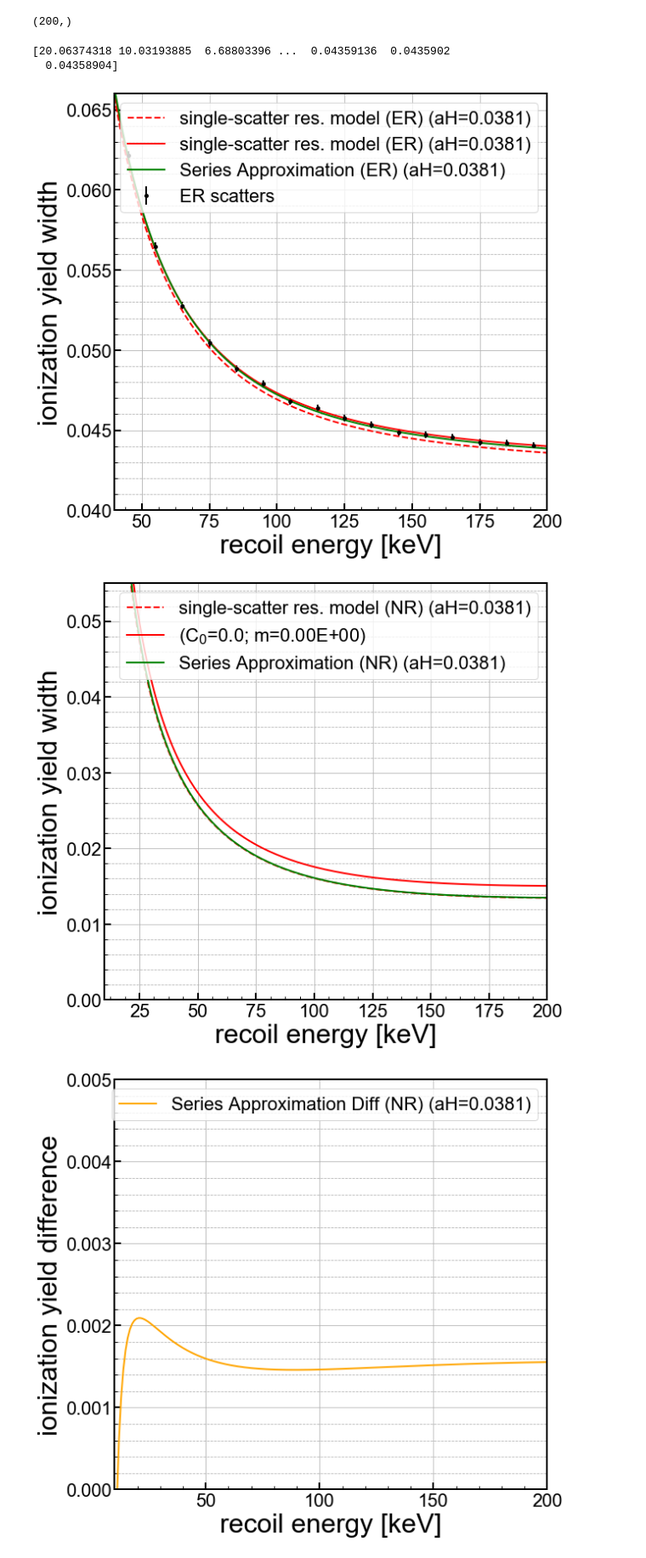
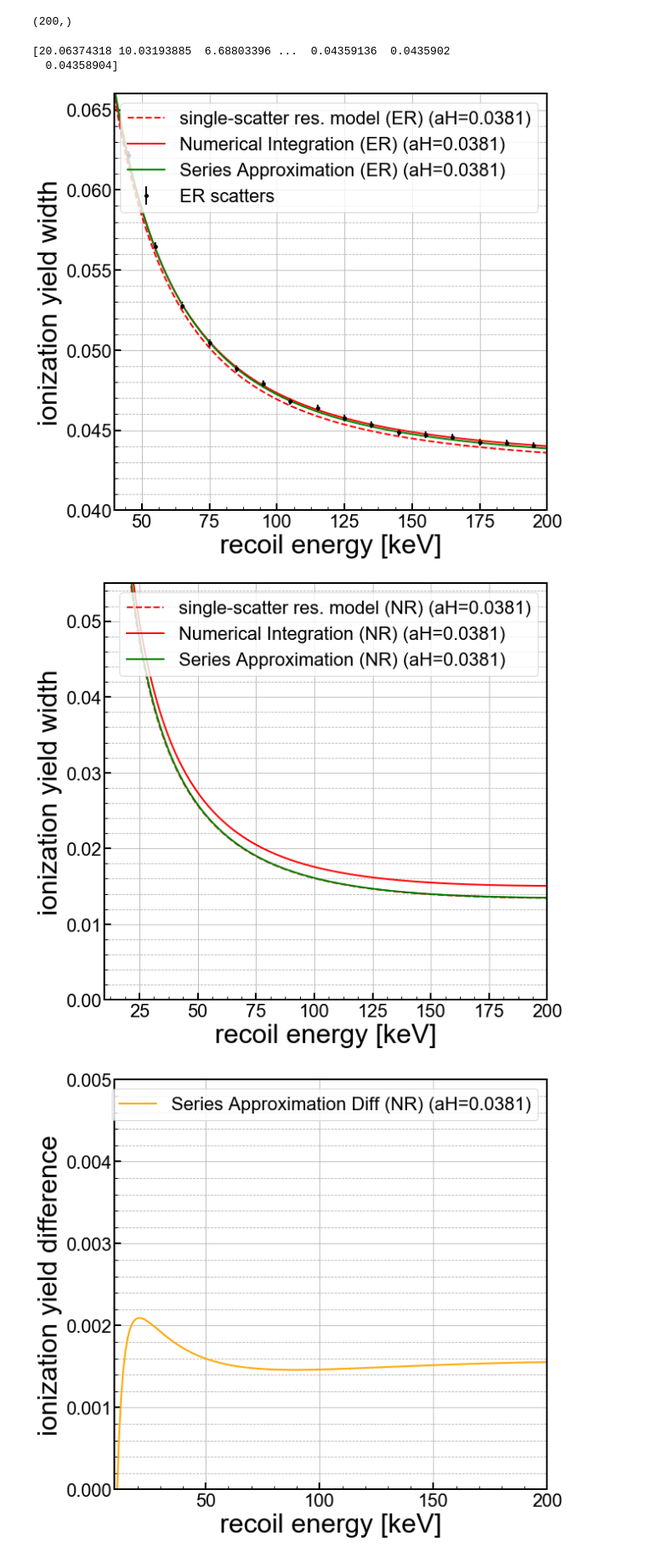
Before and after one commit to villano-lab/nrFano_paper2019, a Jupyter notebook: analysis_notebooks/timing_tests.ipynb, the cells around one changed output. Shown at 85% size. Cells and saved outputs as stored; diff of their text form; code cells hidden in the pictures.

```diff
--- a/analysis_notebooks/timing_tests.ipynb
+++ b/analysis_notebooks/timing_tests.ipynb
@@ -380,7 +380,7 @@ print(sigQerv(X))
 ax1.plot(X,sigQerv(X),color='r',linestyle="--",linewidth=2, \
          label='single-scatter res. model (ER) (aH={})'.format(aH))
 ax1.plot(E,sig,color='r',linestyle="-",linewidth=2, \
-         label='single-scatter res. model (ER) (aH={})'.format(aH))
+         label='Numerical Integration (ER) (aH={})'.format(aH))
 ax1.plot(X,np.sqrt(pd.series_NRQ_var(X,V=4,A=1.0,B=0.0,alpha=0.0000001)),color='g',linestyle="-",linewidth=2, \
          label='Series Approximation (ER) (aH={})'.format(0.0381))
 ax1.errorbar(xE,qbootsigs, yerr=(qbootsigerrsl,qbootsigerrsu), \
@@ -411,13 +411,12 @@ for axis in ['top','bottom','left','right']:
   ax1.spines[axis].set_linewidth(2)
 
 plt.tight_layout()
-#plt.savefig('figures/paper_figures/ERyieldWidth_Figure2a.eps')
-#plt.savefig('figures/paper_figures/ERyieldWidth_Figure2a.pdf')
+plt.savefig('figures/ERyieldWidth_series.png')
 plt.show()
 # %% [output]
 [20.06374318 10.03193885  6.68803396 ...  0.04359136  0.0435902
   0.04358904]
-[figure, old version]
+[figure, new version]
 # %%
 #set up a 1d plot
 fig,axes = plt.subplots(1,1,figsize=(9.0,8.0),sharex=True)
@@ -432,37 +431,36 @@ ax1.plot(X,sigQnrv(X),color='r',linestyle="--",linewidth=2, \
 #ax1.plot(xl,np.sqrt(Sigss**2),color='r',linestyle="-",linewidth=2, \
 #         label='(C$_0$={:01.3}; m={:01.2E})'.format(0.0,0.0))
 ax1.plot(Enr,signr,color='r',linestyle="-",linewidth=2, \
-         label='(C$_0$={:01.3}; m={:01.2E})'.format(0.0,0.0))
+         label='Numerical Integration (NR) (aH={})'.format(aH))
 ax1.plot(X,np.sqrt(pd.series_NRQ_var(X,V=4.0,F=0,aH=0.0381,A=0.16,B=0.18,alpha=(1/18.0))),color='g',linestyle="-",linewidth=2, \
          label='Series Approximation (NR) (aH={})'.format(0.0381))
 
 
 
 ymin = 0.0
 ymax = 0.055
 
 
 
 ax1.set_yscale('linear')
 #ax1.set_yscale('log')
 ax1.set_xlim(10, 200)
 ax1.set_ylim(ymin,ymax)
 ax1.set_xlabel(r'recoil energy [keV]',**axis_font)
 ax1.set_ylabel('ionization yield width',**axis_font)
 ax1.grid(True)
 ax1.yaxis.grid(True,which='minor',linestyle='--')
 ax1.legend(loc=1,prop={'size':22})
 #ax1.legend(bbox_to_anchor=(1.04,1),borderaxespad=0,prop={'size':22})
 
 for axis in ['top','bottom','left','right']:
   ax1.spines[axis].set_linewidth(2)
 
 plt.tight_layout()
-#plt.savefig('figures/paper_figures/EdwyieldWidthFit_Figure2b.eps')
-#plt.savefig('figures/paper_figures/EdwyieldWidthFit_Figure2b.pdf')
+plt.savefig('figures/NRyieldWidth_series.png')
 plt.show()
 # %% [output]
-[figure, old version]
+[figure, new version]
 # %%
 #set up a 1d plot
 fig,axes = plt.subplots(1,1,figsize=(9.0,8.0),sharex=True)
```
Also changed, not shown: parts of 13 cells of this notebook, 4 other files.
